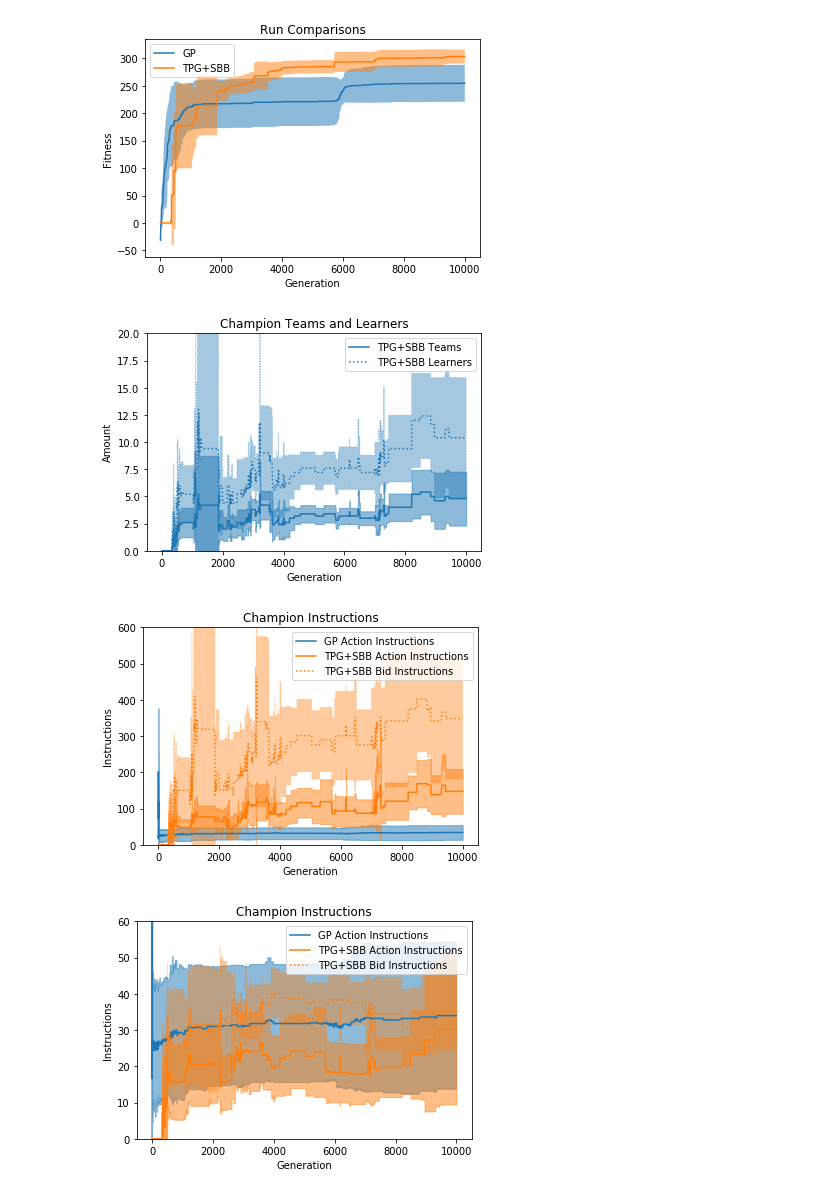
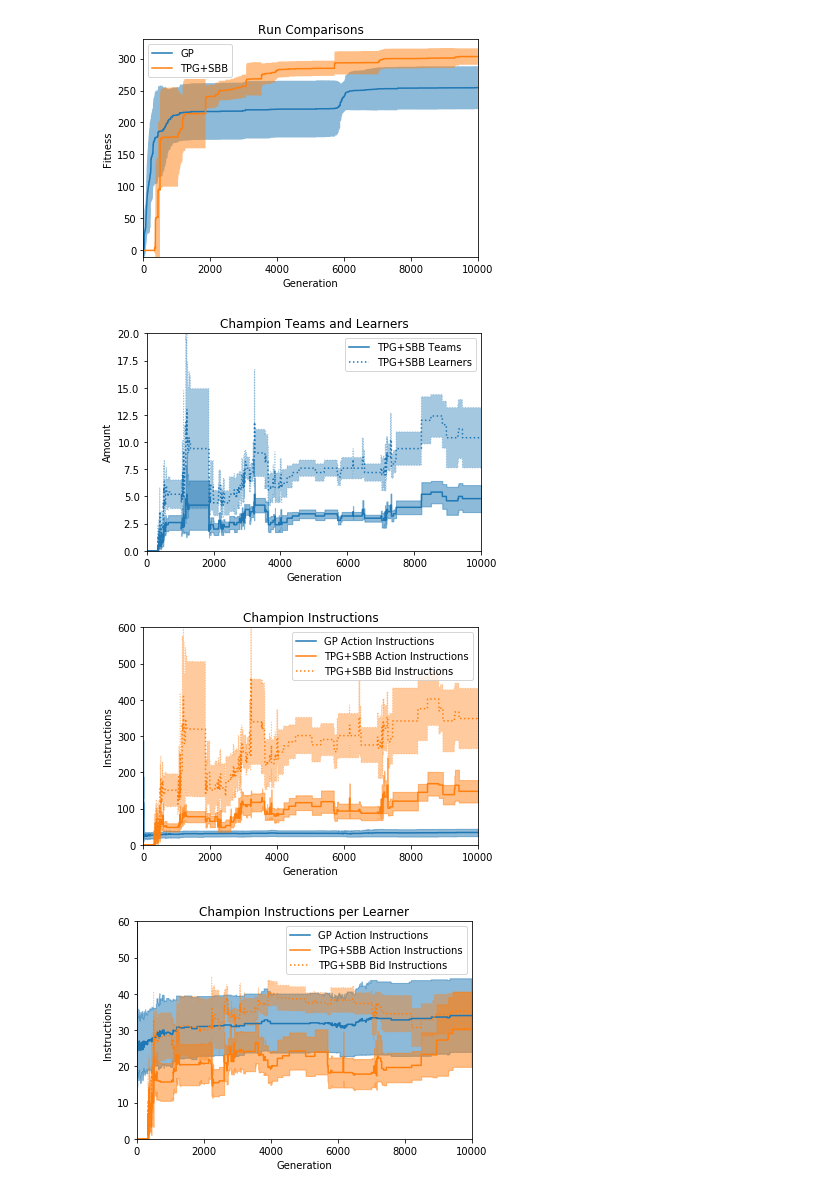
Before and after one commit to Ryan-Amaral/gp-bipedal-walker-analysis, a Jupyter notebook: basic_analysis.ipynb, the cells around one changed output. Saved outputs shown, nothing was run; the diff lists cells and outputs as text; code cells hidden in the pictures.

Commit message:
updated image names and outputs

```diff
--- a/basic_analysis.ipynb
+++ b/basic_analysis.ipynb
@@ -75,13 +79,15 @@ plt.fill_between(range(10000),
 
 plt.title("Run Comparisons")
 plt.xlabel("Generation")
+plt.xlim(0,10000)
 plt.ylabel("Fitness")
+plt.ylim(-10,330)
 plt.legend()
 
-plt.savefig("images/runs-compare.pdf")
+plt.savefig("images/evo-runs-compare.pdf")
 plt.show()
 # %% [output]
-[figure, old version]
+[figure, new version]
 # %%
 # comparison of champion team and learner sizes
 
@@ -91,23 +97,25 @@ tpgsbb_learners_means, tpgsbb_learners_stds = get_mean_std(dfs_tpgsbb, "champ_le
 
 plt.plot(tpgsbb_teams_means, color=colors[0], label="TPG+SBB Teams")
 plt.fill_between(range(10000),
-                 tpgsbb_teams_means-tpgsbb_teams_stds, tpgsbb_teams_means+tpgsbb_teams_stds,
+                 tpgsbb_teams_means-tpgsbb_teams_stds/2, tpgsbb_teams_means+tpgsbb_teams_stds/2,
                 alpha=0.5, color=colors[0])
 
 plt.plot(tpgsbb_learners_means, color=colors[0], linestyle="dotted", label="TPG+SBB Learners")
 plt.fill_between(range(10000),
-                 tpgsbb_learners_means-tpgsbb_learners_stds, tpgsbb_learners_means+tpgsbb_learners_stds,
+                 tpgsbb_learners_means-tpgsbb_learners_stds/2, tpgsbb_learners_means+tpgsbb_learners_stds/2,
                 alpha=0.4, color=colors[0], linestyle="dotted")
 
 plt.title("Champion Teams and Learners")
 plt.xlabel("Generation")
+plt.xlim(0,10000)
 plt.ylabel("Amount")
 plt.ylim(0,20)
 plt.legend()
 
+plt.savefig("images/evo-teams-learners.pdf")
 plt.show()
 # %% [output]
-[figure, old version]
+[figure, new version]
 # %%
 # comparison of champion instruction sizes
 
@@ -119,28 +127,30 @@ tpgsbb_bid_means, tpgsbb_bid_stds = get_mean_std(dfs_tpgsbb, "champ_instructions
 
 plt.plot(gp_act_means, color=colors[0], label="GP Action Instructions")
 plt.fill_between(range(10000),
-                 gp_act_means-gp_act_stds, gp_act_means+gp_act_stds,
+                 gp_act_means-gp_act_stds/2, gp_act_means+gp_act_stds/2,
                 alpha=0.5, color=colors[0])
 
 plt.plot(tpgsbb_act_means, color=colors[1], label="TPG+SBB Action Instructions")
 plt.fill_between(range(10000),
-                 tpgsbb_act_means-tpgsbb_act_stds, tpgsbb_act_means+tpgsbb_act_stds,
+                 tpgsbb_act_means-tpgsbb_act_stds/2, tpgsbb_act_means+tpgsbb_act_stds/2,
                 alpha=0.5, color=colors[1])
 
 plt.plot(tpgsbb_bid_means, color=colors[1], linestyle="dotted", label="TPG+SBB Bid Instructions")
 plt.fill_between(range(10000),
-                 tpgsbb_bid_means-tpgsbb_bid_stds, tpgsbb_bid_means+tpgsbb_bid_stds,
+                 tpgsbb_bid_means-tpgsbb_bid_stds/2, tpgsbb_bid_means+tpgsbb_bid_stds/2,
                 alpha=0.4, color=colors[1], linestyle="dotted")
 
 plt.title("Champion Instructions")
 plt.xlabel("Generation")
+plt.xlim(0,10000)
 plt.ylabel("Instructions")
 plt.ylim(0,600)
 plt.legend()
 
+plt.savefig("images/evo-instructions.pdf")
 plt.show()
 # %% [output]
-[figure, old version]
+[figure, new version]
 # %%
 # comparison of champion instruction sizes normalized to learners
 
@@ -155,38 +165,40 @@ for df in dfs_tpgsbb:
     tmp_act_dfs.append(pd.DataFrame(
         df["champ_act_instructions"]/df["champ_real_acts"],
         columns=["act"]).fillna(0))
     tmp_bid_dfs.append(pd.DataFrame(
         df["champ_instructions"]/df["champ_learners"],
         columns=["bid"]).fillna(0))
 
 tpgsbb_act_means, tpgsbb_act_stds = get_mean_std(tmp_act_dfs, "act", 10000)
 tpgsbb_bid_means, tpgsbb_bid_stds = get_mean_std(tmp_bid_dfs, "bid", 10000)
 
 
 plt.plot(gp_act_means, color=colors[0], label="GP Action Instructions")
 plt.fill_between(range(10000),
-                 gp_act_means-gp_act_stds, gp_act_means+gp_act_stds,
+                 gp_act_means-gp_act_stds/2, gp_act_means+gp_act_stds/2,
                 alpha=0.5, color=colors[0])
 
 plt.plot(tpgsbb_act_means, color=colors[1], label="TPG+SBB Action Instructions")
 plt.fill_between(range(10000),
-                 tpgsbb_act_means-tpgsbb_act_stds, tpgsbb_act_means+tpgsbb_act_stds,
+                 tpgsbb_act_means-tpgsbb_act_stds/2, tpgsbb_act_means+tpgsbb_act_stds/2,
                 alpha=0.5, color=colors[1])
 
 plt.plot(tpgsbb_bid_means, color=colors[1], linestyle="dotted", label="TPG+SBB Bid Instructions")
 plt.fill_between(range(10000),
-                 tpgsbb_bid_means-tpgsbb_bid_stds, tpgsbb_bid_means+tpgsbb_bid_stds,
+                 tpgsbb_bid_means-tpgsbb_bid_stds/2, tpgsbb_bid_means+tpgsbb_bid_stds/2,
                 alpha=0.4, color=colors[1], linestyle="dotted")
 
-plt.title("Champion Instructions")
+plt.title("Champion Instructions per Learner")
 plt.xlabel("Generation")
+plt.xlim(0,10000)
 plt.ylabel("Instructions")
 plt.ylim(-0, 60)
 plt.legend()
 
+plt.savefig("images/evo-instructions-per-learner.pdf")
 plt.show()
 # %% [output]
-[figure, old version]
+[figure, new version]
 # %%
 # visualize sbb pop size over time in tpgsbb
 
```
Also changed, not shown: parts of 3 cells of this notebook, 19 other files.
